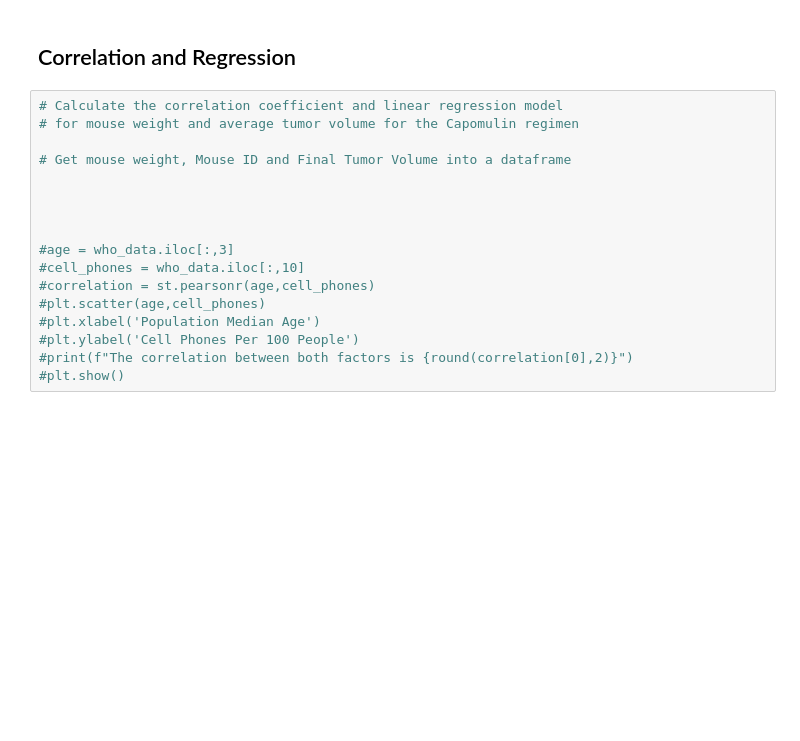
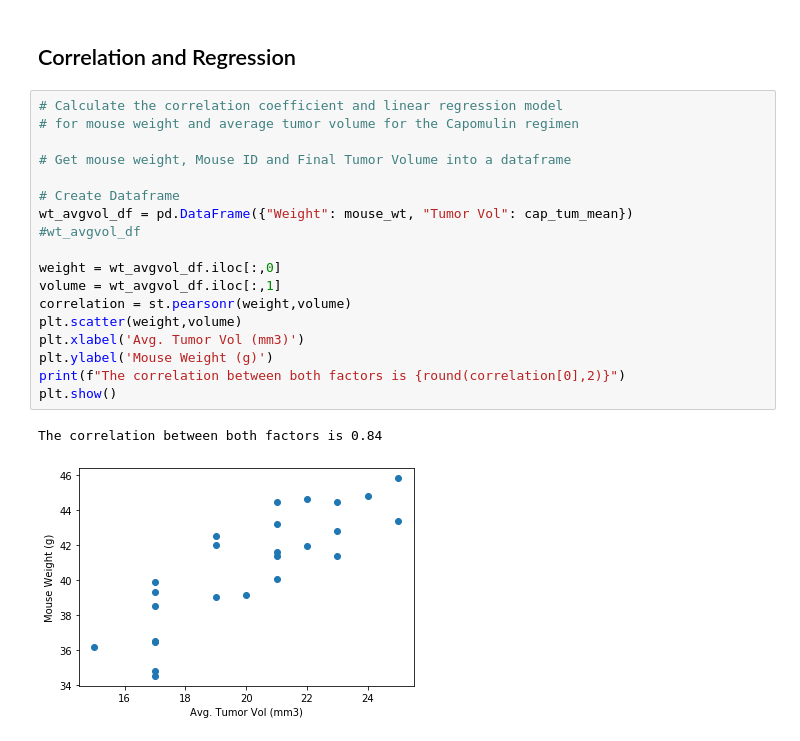
Before and after one commit to mmoormeier/matplotlibhw, a Jupyter notebook: MatplotHWMattBackup.ipynb, the cells around one changed output. Cells and saved outputs as stored; diff of their text form; blank space fills up the shorter version.

```diff
--- a/MatplotHWMattBackup.ipynb
+++ b/MatplotHWMattBackup.ipynb
@@ -441,17 +480,21 @@ plt.show()
 # %%
 # Calculate the correlation coefficient and linear regression model
 # for mouse weight and average tumor volume for the Capomulin regimen
 
 # Get mouse weight, Mouse ID and Final Tumor Volume into a dataframe
 
+# Create Dataframe
+wt_avgvol_df = pd.DataFrame({"Weight": mouse_wt, "Tumor Vol": cap_tum_mean})
+#wt_avgvol_df
 
-
-
-#age = who_data.iloc[:,3]
-#cell_phones = who_data.iloc[:,10]
-#correlation = st.pearsonr(age,cell_phones)
-#plt.scatter(age,cell_phones)
-#plt.xlabel('Population Median Age')
-#plt.ylabel('Cell Phones Per 100 People')
-#print(f"The correlation between both factors is {round(correlation[0],2)}")
-#plt.show()
+weight = wt_avgvol_df.iloc[:,0]
+volume = wt_avgvol_df.iloc[:,1]
+correlation = st.pearsonr(weight,volume)
+plt.scatter(weight,volume)
+plt.xlabel('Avg. Tumor Vol (mm3)')
+plt.ylabel('Mouse Weight (g)')
+print(f"The correlation between both factors is {round(correlation[0],2)}")
+plt.show()
+# %% [output]
+The correlation between both factors is 0.84
+[figure, added]
```
Also changed, not shown: parts of 8 cells of this notebook.
